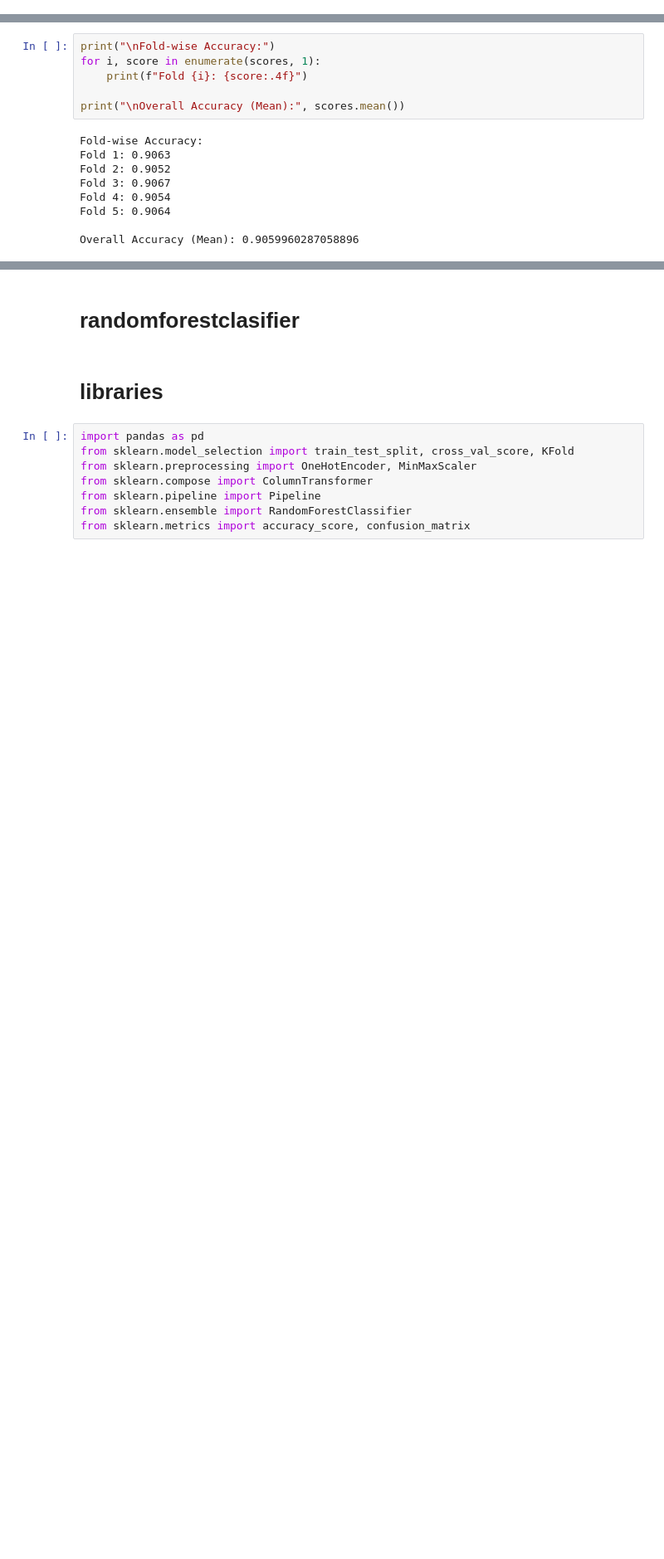
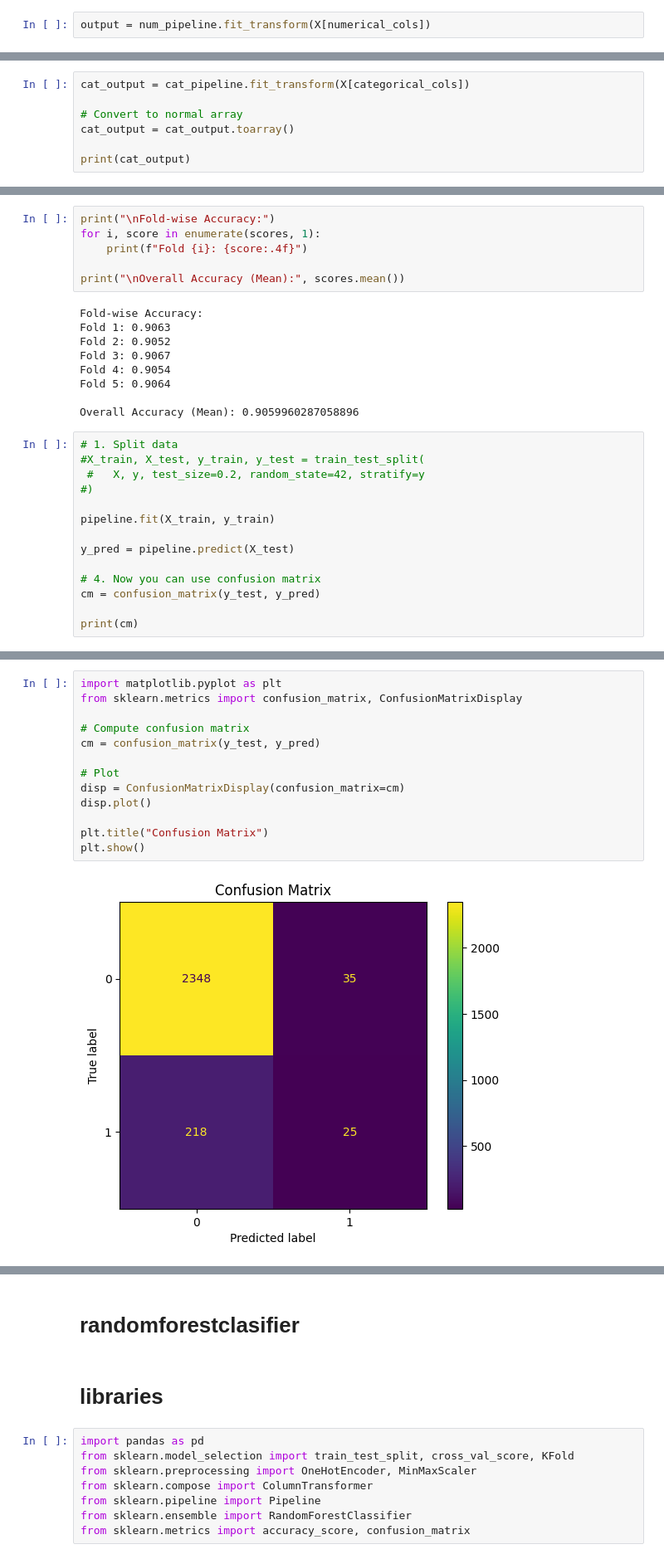
Before and after one commit to Mr-Zainulabadin/python-lab-1, a Jupyter notebook: Lab_8_Machine_Learning_Implementation.ipynb, the cells around one changed output, grey strips where cells are left out. Shown at 83% size. Saved outputs shown, nothing was run; the diff lists cells and outputs as text; blank space fills up the shorter version.

```diff
--- a/Lab_8_Machine_Learning_Implementation.ipynb
+++ b/Lab_8_Machine_Learning_Implementation.ipynb
@@ -418,3 +420,5 @@ num_pipeline = Pipeline([
     ("imputer", SimpleImputer(strategy="mean")),
     ("scaler", MinMaxScaler())
 ])
+# %%
+output = num_pipeline.fit_transform(X[numerical_cols])
@@ -424,3 +450,10 @@ num_pipeline = Pipeline([
 cat_pipeline = Pipeline([
     ("encoder", OneHotEncoder(handle_unknown='ignore'))
 ])
+# %%
+cat_output = cat_pipeline.fit_transform(X[categorical_cols])
+
+# Convert to normal array
+cat_output = cat_output.toarray()
+
+print(cat_output)
@@ -464,3 +527,17 @@ Fold 4: 0.9054
 Fold 5: 0.9064
 
 Overall Accuracy (Mean): 0.9059960287058896
+# %%
+# 1. Split data
+#X_train, X_test, y_train, y_test = train_test_split(
+ #   X, y, test_size=0.2, random_state=42, stratify=y
+#)
+
+pipeline.fit(X_train, y_train)
+
+y_pred = pipeline.predict(X_test)
+
+# 4. Now you can use confusion matrix
+cm = confusion_matrix(y_test, y_pred)
+
+print(cm)
@@ -466,0 +565,15 @@ Overall Accuracy (Mean): 0.9059960287058896
+# %%
+import matplotlib.pyplot as plt
+from sklearn.metrics import confusion_matrix, ConfusionMatrixDisplay
+
+# Compute confusion matrix
+cm = confusion_matrix(y_test, y_pred)
+
+# Plot
+disp = ConfusionMatrixDisplay(confusion_matrix=cm)
+disp.plot()
+
+plt.title("Confusion Matrix")
+plt.show()
+# %% [output]
+[figure, added]
```
Also changed, not shown: parts of 13 cells of this notebook.
